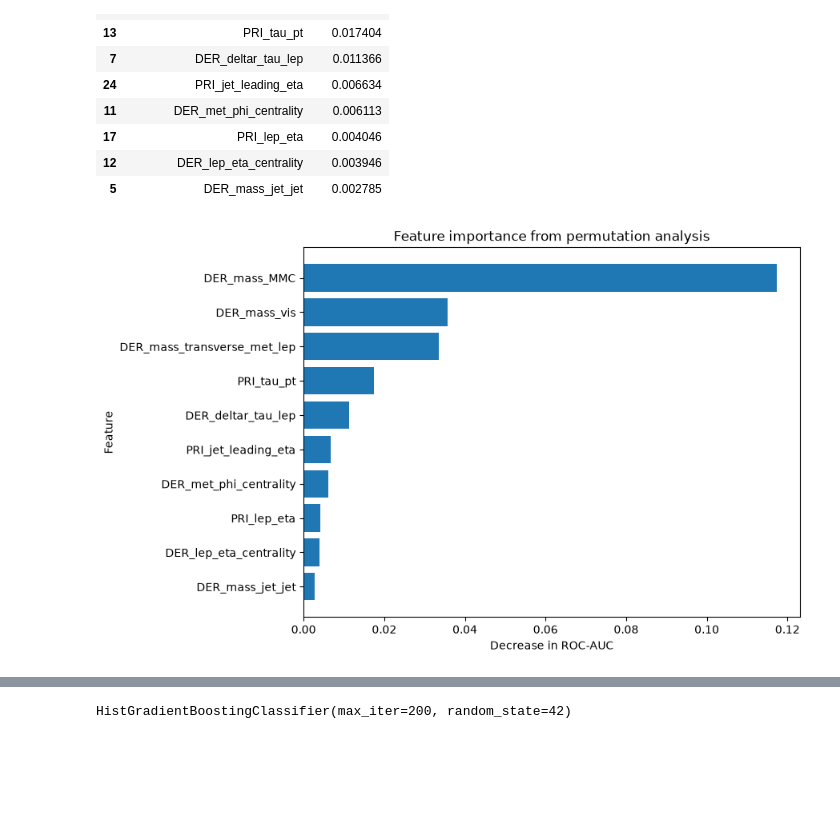
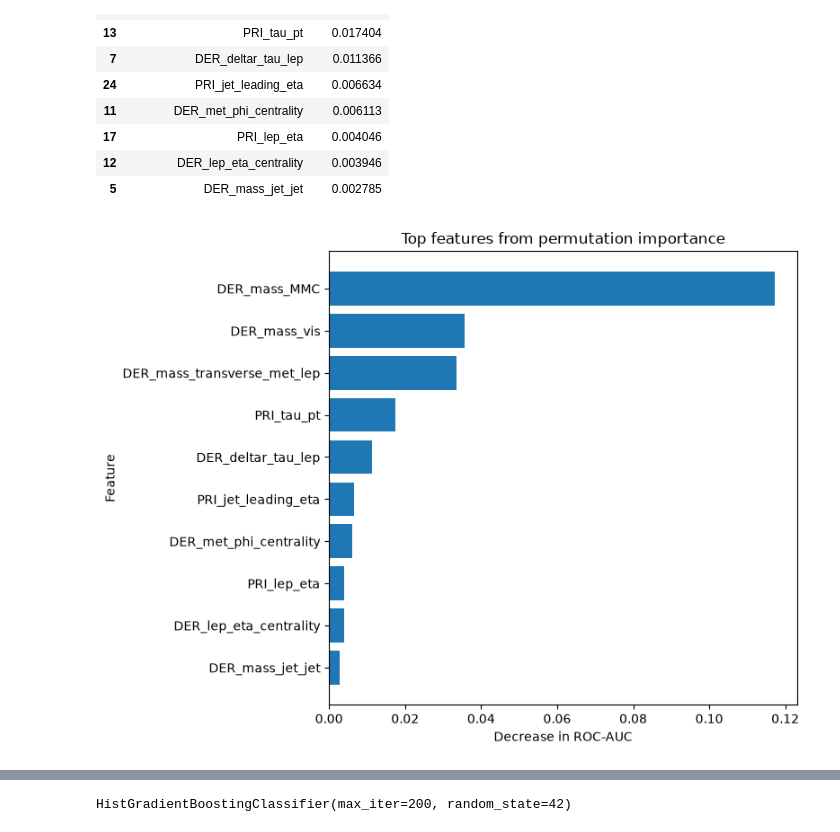
Before and after one commit to nicobenincasa/higgs_ml, a Jupyter notebook: notebooks/01_exploration.ipynb, the cells around one changed output, grey strips where cells are left out. Cells and saved outputs as stored; diff of their text form; code cells hidden in the pictures; blank space fills up the shorter version.

Commit message:
Polish analysis and document final results

```diff
--- a/notebooks/01_exploration.ipynb
+++ b/notebooks/01_exploration.ipynb
@@ -323,20 +444,28 @@ importance.head(10)
 | 12 | DER_lep_eta_centrality | 0.003946 |
 | 5 | DER_mass_jet_jet | 0.002785 |
 # %%
+plt.figure(figsize=(8, 6))
+
 top_n = 10
-
 top_features = importance.head(top_n)
-
-plt.figure(figsize=(8, 6))
 
 plt.barh(
     top_features["feature"][::-1],
     top_features["importance"][::-1],
 )
 
 plt.xlabel("Decrease in ROC-AUC")
 plt.ylabel("Feature")
-plt.title("Feature importance from permutation analysis")
+plt.title("Top features from permutation importance")
+
+plt.tight_layout()
+
+plt.savefig(
+    "../figures/feature_importance.png",
+    dpi=300,
+    bbox_inches="tight",
+)
+
 plt.show()
 # %% [output]
-[figure, old version]
+[figure, new version]
```
Also changed, not shown: parts of 23 cells of this notebook, 6 other files.
